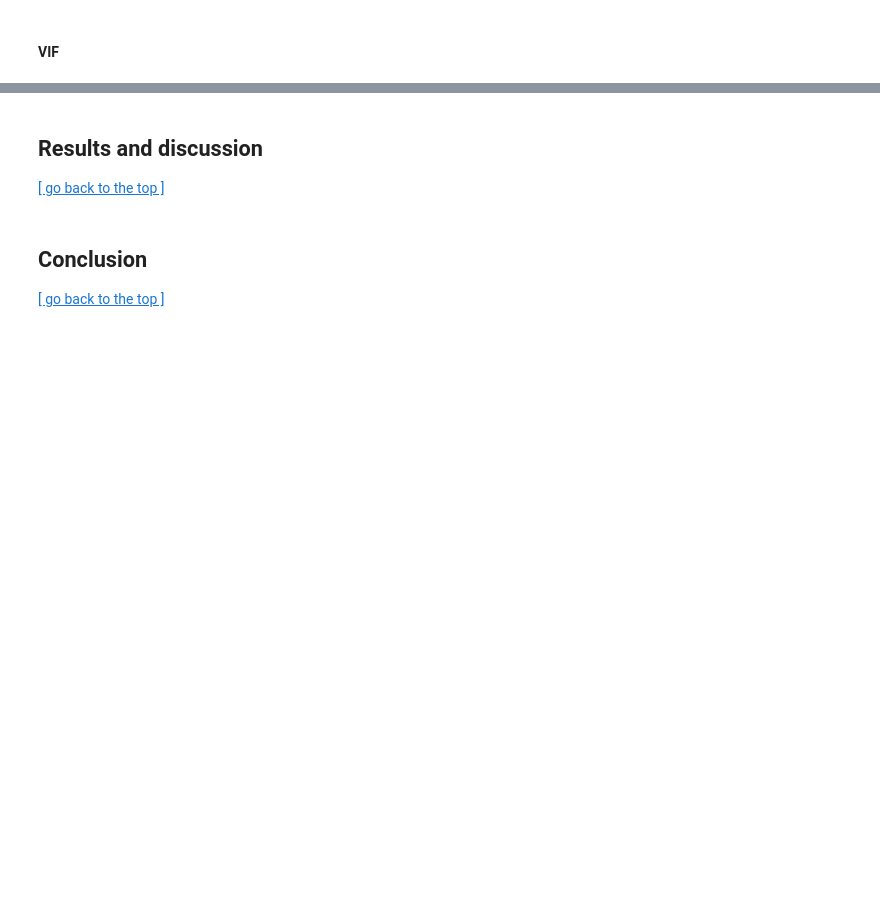
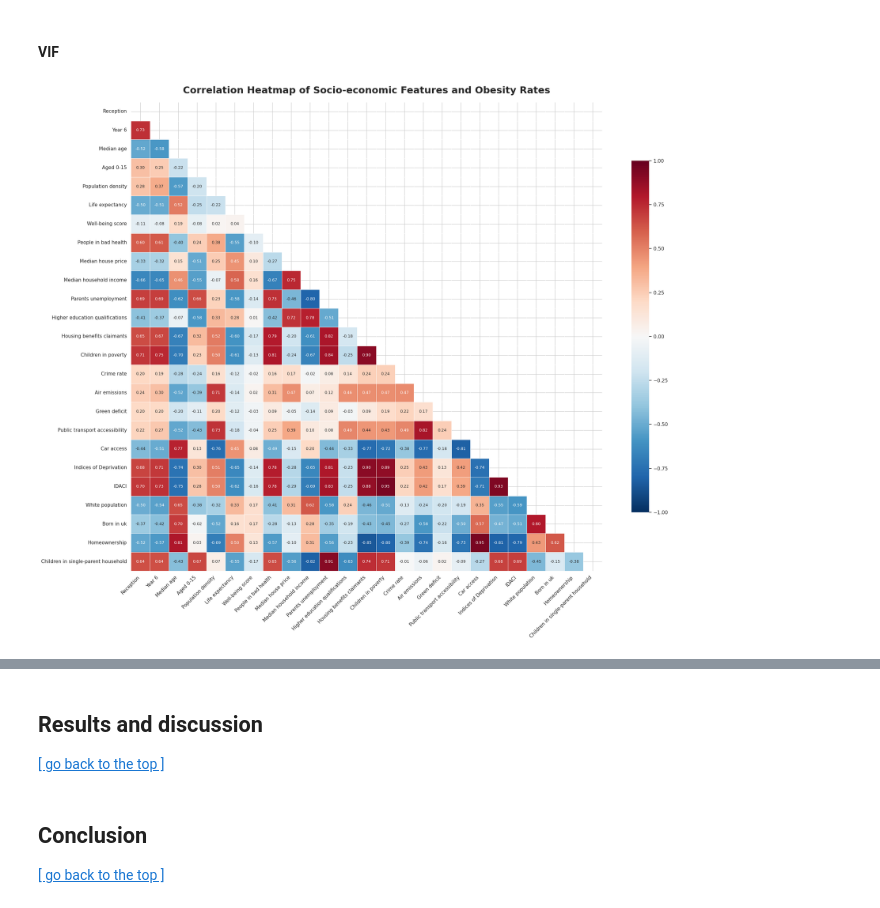
Before and after one commit to mixedmint/DSSS, a Jupyter notebook: childhood obesity.ipynb, the cells around one changed output, grey strips where cells are left out. Drawn from its saved outputs; the diff is of its cells as text; code cells hidden in the pictures; blank space fills up the shorter version.

```diff
--- a/childhood obesity.ipynb
+++ b/childhood obesity.ipynb
@@ -506,3 +607,44 @@ Source: see [link](https://linkinghub.elsevier.com/retrieve/pii/S221067072200443
 ![image.png](attachment:image.png)
 # %% [markdown]
 #### VIF
+# %%
+#因为features数量多，所以话下三角热力图 (Lower-triangle Heatmap)（文献）
+
+# 1. 过滤数值型特征：排除地理代码(Code)、地区名称等字符串或几何列(geometry)
+# 只保留我们需要的因变量和自变量进行相关性计算
+numeric_df = df.select_dtypes(include=['float64', 'int64'])
+
+# 2. 计算皮尔逊相关系数矩阵
+corr_matrix = numeric_df.corr()
+
+# 3. 创建一个“遮罩” (mask)：将矩阵的右上半部分和对角线遮挡住，保持画面清爽
+mask = np.triu(np.ones_like(corr_matrix, dtype=bool))
+
+# 4. 设置画布大小：因为有 20 多个特征，必须把图拉大，否则字会挤在一起
+plt.figure(figsize=(22, 18))
+
+# 5. 绘制热力图
+sns.heatmap(
+    corr_matrix,
+    mask=mask,               # 应用下三角遮罩
+    cmap='RdBu_r',           # 经典学术配色：红色代表正相关，蓝色代表负相关，白色接近0
+    annot=True,              # 在方格里显示具体的数字
+    fmt=".2f",               # 相关系数保留两位小数
+    annot_kws={"size": 9},   # 数字字体稍微调小一点，防止重叠
+    linewidths=0.5,          # 方格之间的边框线
+    vmin=-1, vmax=1,         # 强制颜色条范围在 -1 到 1 之间，这是相关系数的极限
+    cbar_kws={"shrink": .75} # 把右侧的颜色条缩短一点，视觉更美观
+)
+
+# 6. 设置标题和坐标轴
+plt.title('Correlation Heatmap of Socio-economic Features and Obesity Rates',
+          fontsize=22, fontweight='bold', pad=20)
+
+# 让 X 轴的标签倾斜 45 度，防止长列名互相遮挡
+plt.xticks(rotation=45, ha='right', fontsize=11)
+plt.yticks(fontsize=11)
+
+plt.tight_layout()
+plt.show()
+# %% [output]
+[figure, added]
```
Also changed, not shown: parts of 24 cells of this notebook, 2 other files.
